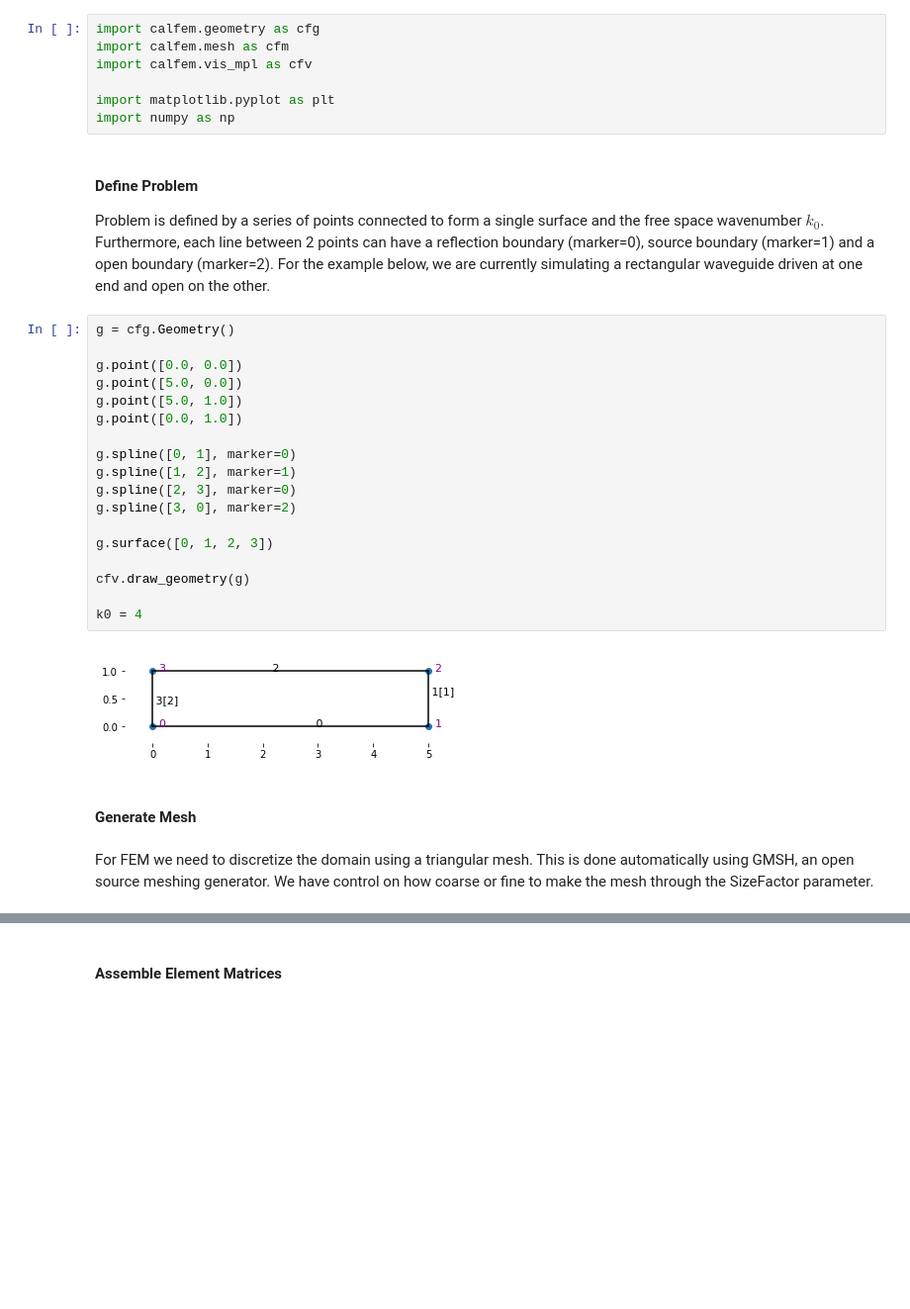
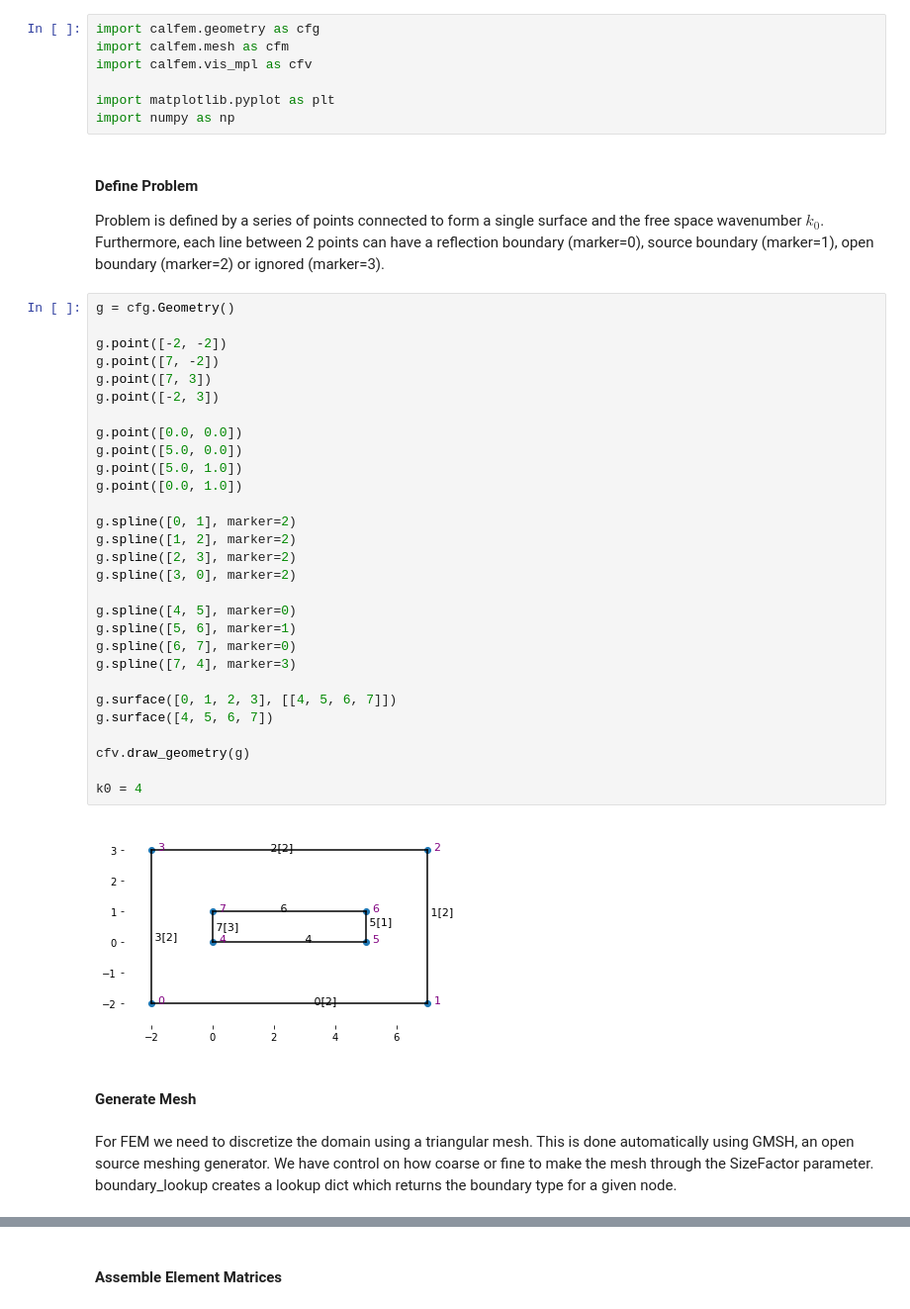
Before and after one commit to Jormit/2D-FEM-EM-Simulator, a Jupyter notebook: fem.ipynb, the cells around one changed output, grey strips where cells are left out. Shown at 99% size. Saved outputs shown, nothing was run; the diff lists cells and outputs as text; blank space fills up the shorter version.

Commit message:
More general problem geometry

```diff
--- a/fem.ipynb
+++ b/fem.ipynb
@@ -11,31 +11,42 @@ import matplotlib.pyplot as plt
 import numpy as np
 # %% [markdown]
 #### Define Problem
-Problem is defined by a series of points connected to form a single surface and the free space wavenumber $k_0$. Furthermore, each line between 2 points can have a reflection boundary (marker=0), source boundary (marker=1) and a open boundary (marker=2). For the example below, we are currently simulating a rectangular waveguide driven at one end and open on the other.
+Problem is defined by a series of points connected to form a single surface and the free space wavenumber $k_0$. Furthermore, each line between 2 points can have a reflection boundary (marker=0), source boundary (marker=1), open boundary (marker=2) or ignored (marker=3).
 # %%
 g = cfg.Geometry()
+
+g.point([-2, -2])
+g.point([7, -2])
+g.point([7, 3])
+g.point([-2, 3])
 
 g.point([0.0, 0.0])
 g.point([5.0, 0.0])
 g.point([5.0, 1.0])
 g.point([0.0, 1.0])
 
-g.spline([0, 1], marker=0)
-g.spline([1, 2], marker=1)
-g.spline([2, 3], marker=0)
+g.spline([0, 1], marker=2)
+g.spline([1, 2], marker=2)
+g.spline([2, 3], marker=2)
 g.spline([3, 0], marker=2)
 
-g.surface([0, 1, 2, 3])
+g.spline([4, 5], marker=0)
+g.spline([5, 6], marker=1)
+g.spline([6, 7], marker=0)
+g.spline([7, 4], marker=3)
+
+g.surface([0, 1, 2, 3], [[4, 5, 6, 7]])
+g.surface([4, 5, 6, 7])
 
 cfv.draw_geometry(g)
 
 k0 = 4
 # %% [output]
-[figure, old version]
+[figure, new version]
 # %% [markdown]
 #### Generate Mesh
 # %% [markdown]
-For FEM we need to discretize the domain using a triangular mesh. This is done automatically using GMSH, an open source meshing generator. We have control on how coarse or fine to make the mesh through the SizeFactor parameter.
+For FEM we need to discretize the domain using a triangular mesh. This is done automatically using GMSH, an open source meshing generator. We have control on how coarse or fine to make the mesh through the SizeFactor parameter. boundary_lookup creates a lookup dict which returns the boundary type for a given node.
 # %%
 def boundary_lookup(bdofs):
     new_dict = {}
```
Also changed, not shown: parts of 6 cells of this notebook.
